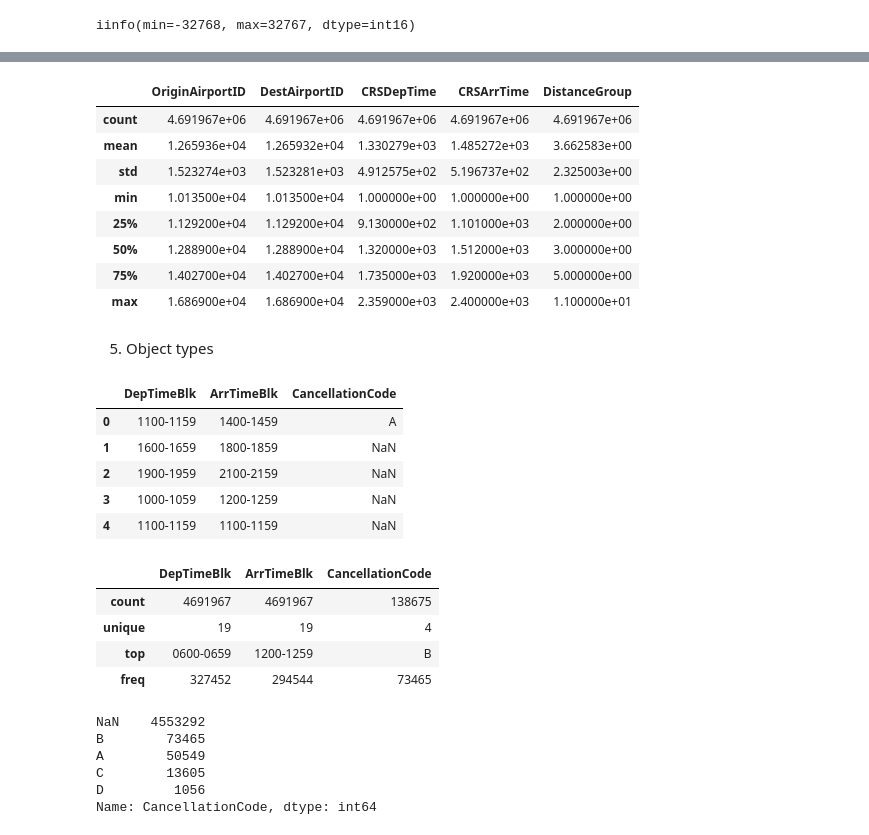
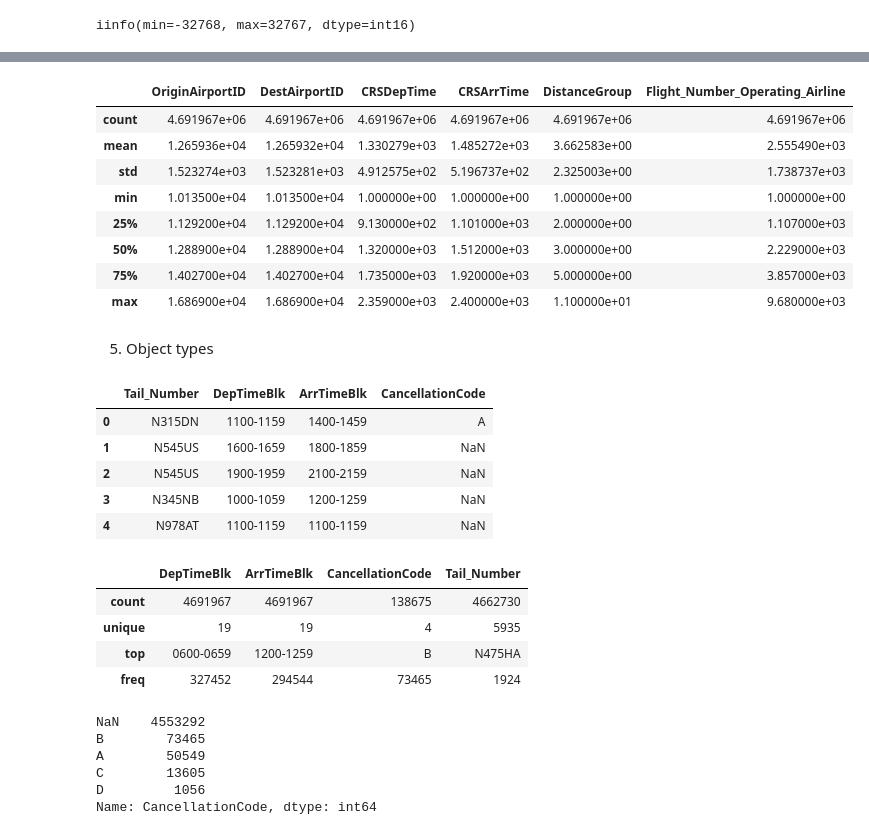
Before and after one commit to georgetown-analytics/team-3, a Jupyter notebook: flight_model/notebooks/EDA/eda1_flight_data.ipynb, the cells around one changed output, grey strips where cells are left out. Drawn from its saved outputs; the diff is of its cells as text; code cells hidden in the pictures.

```diff
--- a/flight_model/notebooks/EDA/eda1_flight_data.ipynb
+++ b/flight_model/notebooks/EDA/eda1_flight_data.ipynb
@@ -80,8 +80,8 @@ SELECTED_COLUMNS = [
     'Operating_Airline',
     # 'DOT_ID_Operating_Airline',
     # 'IATA_Code_Operating_Airline',
-    # 'Tail_Number',
-    # 'Flight_Number_Operating_Airline',
+    'Tail_Number',
+    'Flight_Number_Operating_Airline',
     'OriginAirportID',
     # 'OriginAirportSeqID',
     # 'OriginCityMarketID',
@@ -522,7 +543,7 @@ dtype: object
 # %%
 # convert int64 to int16 type to save some space
 
-int64_cols = ["OriginAirportID","DestAirportID","CRSDepTime", "CRSArrTime", "DistanceGroup"]
+int64_cols = ["OriginAirportID","DestAirportID","CRSDepTime", "CRSArrTime", "DistanceGroup", "Flight_Number_Operating_Airline"]
 
 for col in int64_cols:
     df_flights_2022[col]= df_flights_2022[col].astype("int16")
@@ -538,38 +560,38 @@ DistanceGroup      int16
 dtype: object
 # %%
-int16_cols = ["OriginAirportID","DestAirportID","CRSDepTime", "CRSArrTime", "DistanceGroup"]
+int16_cols = ["OriginAirportID","DestAirportID","CRSDepTime", "CRSArrTime", "DistanceGroup", "Flight_Number_Operating_Airline"]
 df_flights_2022[int16_cols].describe()
 # %% [output]
-|  | OriginAirportID | DestAirportID | CRSDepTime | CRSArrTime | DistanceGroup |
-| count | 4.691967e+06 | 4.691967e+06 | 4.691967e+06 | 4.691967e+06 | 4.691967e+06 |
-| mean | 1.265936e+04 | 1.265932e+04 | 1.330279e+03 | 1.485272e+03 | 3.662583e+00 |
-| std | 1.523274e+03 | 1.523281e+03 | 4.912575e+02 | 5.196737e+02 | 2.325003e+00 |
-| min | 1.013500e+04 | 1.013500e+04 | 1.000000e+00 | 1.000000e+00 | 1.000000e+00 |
-| 25% | 1.129200e+04 | 1.129200e+04 | 9.130000e+02 | 1.101000e+03 | 2.000000e+00 |
-| 50% | 1.288900e+04 | 1.288900e+04 | 1.320000e+03 | 1.512000e+03 | 3.000000e+00 |
-| 75% | 1.402700e+04 | 1.402700e+04 | 1.735000e+03 | 1.920000e+03 | 5.000000e+00 |
-| max | 1.686900e+04 | 1.686900e+04 | 2.359000e+03 | 2.400000e+03 | 1.100000e+01 |
+|  | OriginAirportID | DestAirportID | CRSDepTime | CRSArrTime | DistanceGroup | Flight_Number_Operating_Airline |
+| count | 4.691967e+06 | 4.691967e+06 | 4.691967e+06 | 4.691967e+06 | 4.691967e+06 | 4.691967e+06 |
+| mean | 1.265936e+04 | 1.265932e+04 | 1.330279e+03 | 1.485272e+03 | 3.662583e+00 | 2.555490e+03 |
+| std | 1.523274e+03 | 1.523281e+03 | 4.912575e+02 | 5.196737e+02 | 2.325003e+00 | 1.738737e+03 |
+| min | 1.013500e+04 | 1.013500e+04 | 1.000000e+00 | 1.000000e+00 | 1.000000e+00 | 1.000000e+00 |
+| 25% | 1.129200e+04 | 1.129200e+04 | 9.130000e+02 | 1.101000e+03 | 2.000000e+00 | 1.107000e+03 |
+| 50% | 1.288900e+04 | 1.288900e+04 | 1.320000e+03 | 1.512000e+03 | 3.000000e+00 | 2.229000e+03 |
+| 75% | 1.402700e+04 | 1.402700e+04 | 1.735000e+03 | 1.920000e+03 | 5.000000e+00 | 3.857000e+03 |
+| max | 1.686900e+04 | 1.686900e+04 | 2.359000e+03 | 2.400000e+03 | 1.100000e+01 | 9.680000e+03 |
 # %% [markdown]
 5. Object types
 # %%
 df_flights_2022.select_dtypes(object).head()
 # %% [output]
-|  | DepTimeBlk | ArrTimeBlk | CancellationCode |
-| 0 | 1100-1159 | 1400-1459 | A |
-| 1 | 1600-1659 | 1800-1859 | NaN |
-| 2 | 1900-1959 | 2100-2159 | NaN |
-| 3 | 1000-1059 | 1200-1259 | NaN |
-| 4 | 1100-1159 | 1100-1159 | NaN |
+|  | Tail_Number | DepTimeBlk | ArrTimeBlk | CancellationCode |
+| 0 | N315DN | 1100-1159 | 1400-1459 | A |
+| 1 | N545US | 1600-1659 | 1800-1859 | NaN |
+| 2 | N545US | 1900-1959 | 2100-2159 | NaN |
+| 3 | N345NB | 1000-1059 | 1200-1259 | NaN |
+| 4 | N978AT | 1100-1159 | 1100-1159 | NaN |
 # %%
-object_cols = ["DepTimeBlk", "ArrTimeBlk", "CancellationCode"]
+object_cols = ["DepTimeBlk", "ArrTimeBlk", "CancellationCode", "Tail_Number"]
 
 df_flights_2022[object_cols].describe()
 # %% [output]
-|  | DepTimeBlk | ArrTimeBlk | CancellationCode |
-| count | 4691967 | 4691967 | 138675 |
-| unique | 19 | 19 | 4 |
-| top | 0600-0659 | 1200-1259 | B |
-| freq | 327452 | 294544 | 73465 |
+|  | DepTimeBlk | ArrTimeBlk | CancellationCode | Tail_Number |
+| count | 4691967 | 4691967 | 138675 | 4662730 |
+| unique | 19 | 19 | 4 | 5935 |
+| top | 0600-0659 | 1200-1259 | B | N475HA |
+| freq | 327452 | 294544 | 73465 | 1924 |
 # %%
 # lets analyse cancellation_code missing
 #Ooops, cancellation_code has 4553292 missing values
```
Also changed, not shown: parts of 31 cells of this notebook, 2 other files.
